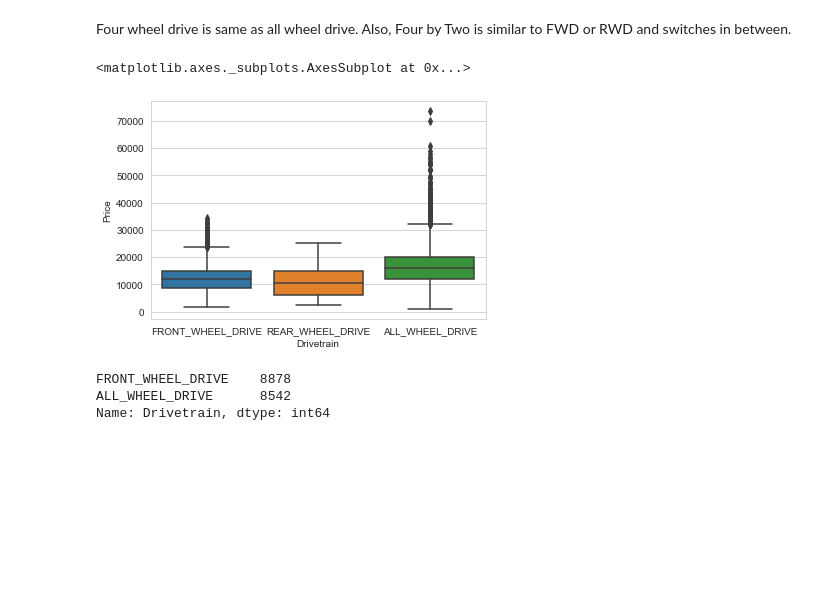
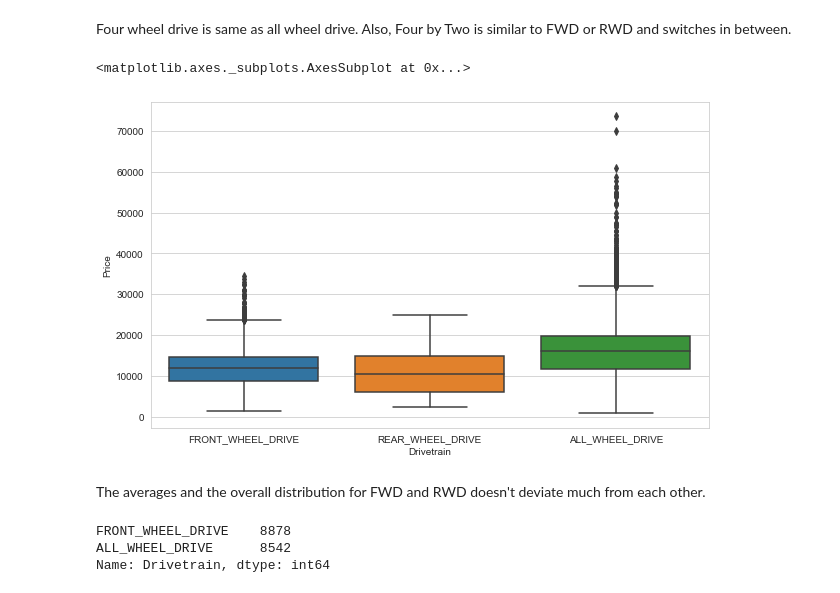
Before and after one commit to amolratnaparkhe/Car-listing-Project, a Jupyter notebook: Car-listing.ipynb, the cells around one changed output. Drawn from its saved outputs; the diff is of its cells as text; code cells hidden in the pictures; blank space fills up the shorter version.

```diff
--- a/Car-listing.ipynb
+++ b/Car-listing.ipynb
@@ -220,8 +209,11 @@ Four wheel drive is same as all wheel drive. Also, Four by Two is similar to FWD
 df["Drivetrain"].replace("FOUR_WHEEL_DRIVE","ALL_WHEEL_DRIVE",inplace = True)
 df["Drivetrain"].replace("FOUR_BY_TWO","FRONT_WHEEL_DRIVE",inplace = True)
 # %%
+plt.figure(figsize=(10,6))
 sns.boxplot(x = "Drivetrain",y ="Price",data =df)
 # %% [output]
 <matplotlib.axes._subplots.AxesSubplot at 0x...>
-[figure, old version]
+[figure, new version]
+# %% [markdown]
+The averages and the overall distribution for FWD and RWD doesn't deviate much from each other.
 # %%
```
Also changed, not shown: parts of 64 cells of this notebook.
